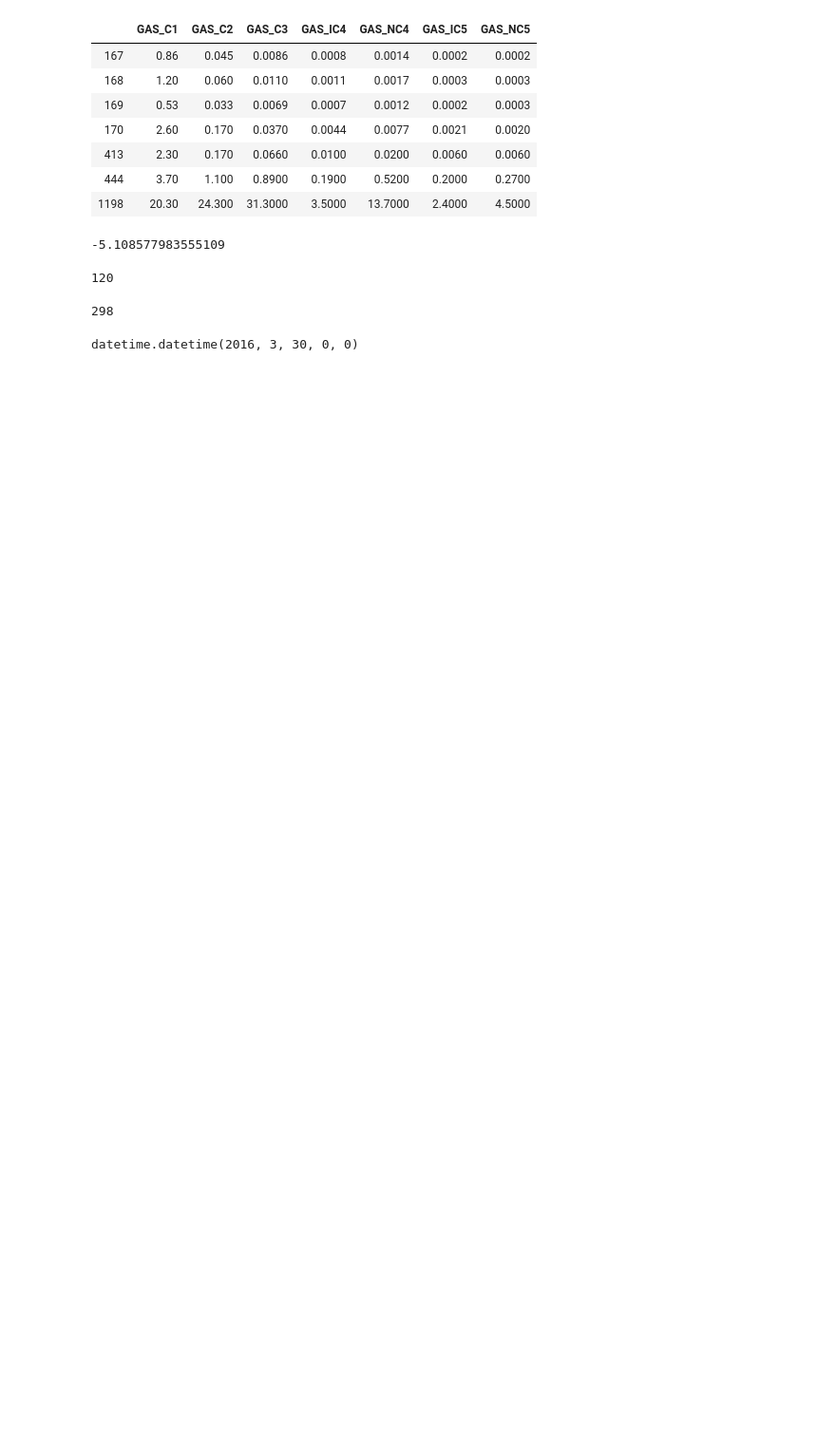
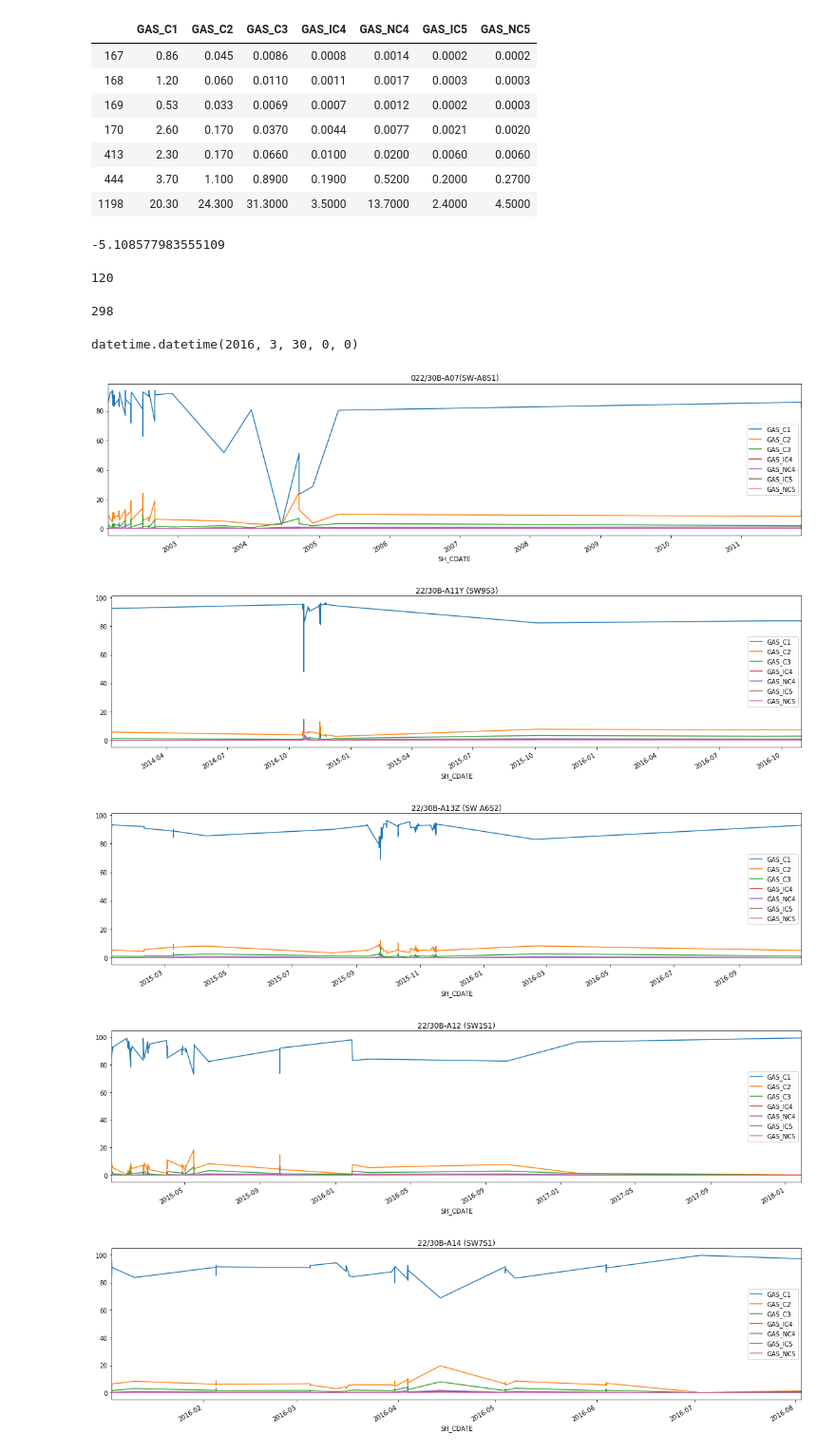
Before and after one commit to bakuteyev/aramco, a Jupyter notebook: scripts/data_analysis.ipynb, the cells around one changed output. Shown at 95% size. Cells and saved outputs as stored; diff of their text form; code cells hidden in the pictures; blank space fills up the shorter version.

Commit message:
well anomalies

```diff
--- a/scripts/data_analysis.ipynb
+++ b/scripts/data_analysis.ipynb
@@ -638,3 +638,22 @@ import datetime
 datetime.datetime.strptime('30-03-16 0:00', '%d-%m-%y %H:%M')
 # %% [output]
 datetime.datetime(2016, 3, 30, 0, 0)
+# %%
+df =cns_gas_train_data
+# %%
+for name in df['WELL_NAME'].value_counts()[:10].index:
+    plt.figure(figsize=(20, 5))
+    plt.title(name)
+    for y in y_cols:
+        well = df[df['WELL_NAME'] == name].copy()
+        well = well[~well['SH_CDATE'].isnull()]
+        well['SH_CDATE'] = pd.to_datetime(well['SH_CDATE'])
+        well = well.set_index('SH_CDATE')
+        well[y].astype(float).plot()
+        plt.legend()
+# %% [output]
+[figure, added]
+[figure, added]
+[figure, added]
+[figure, added]
+[figure, added]
```
Also changed, not shown: parts of 1 cell of this notebook.
